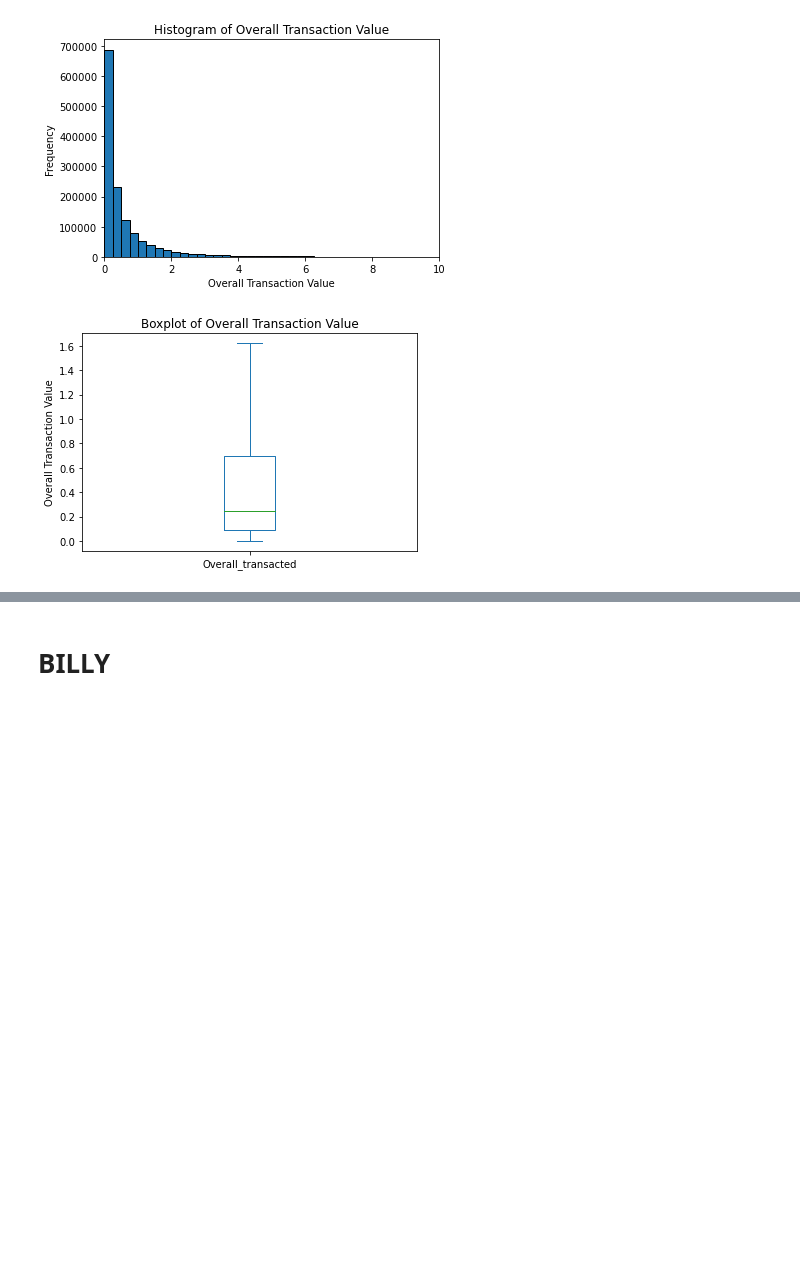
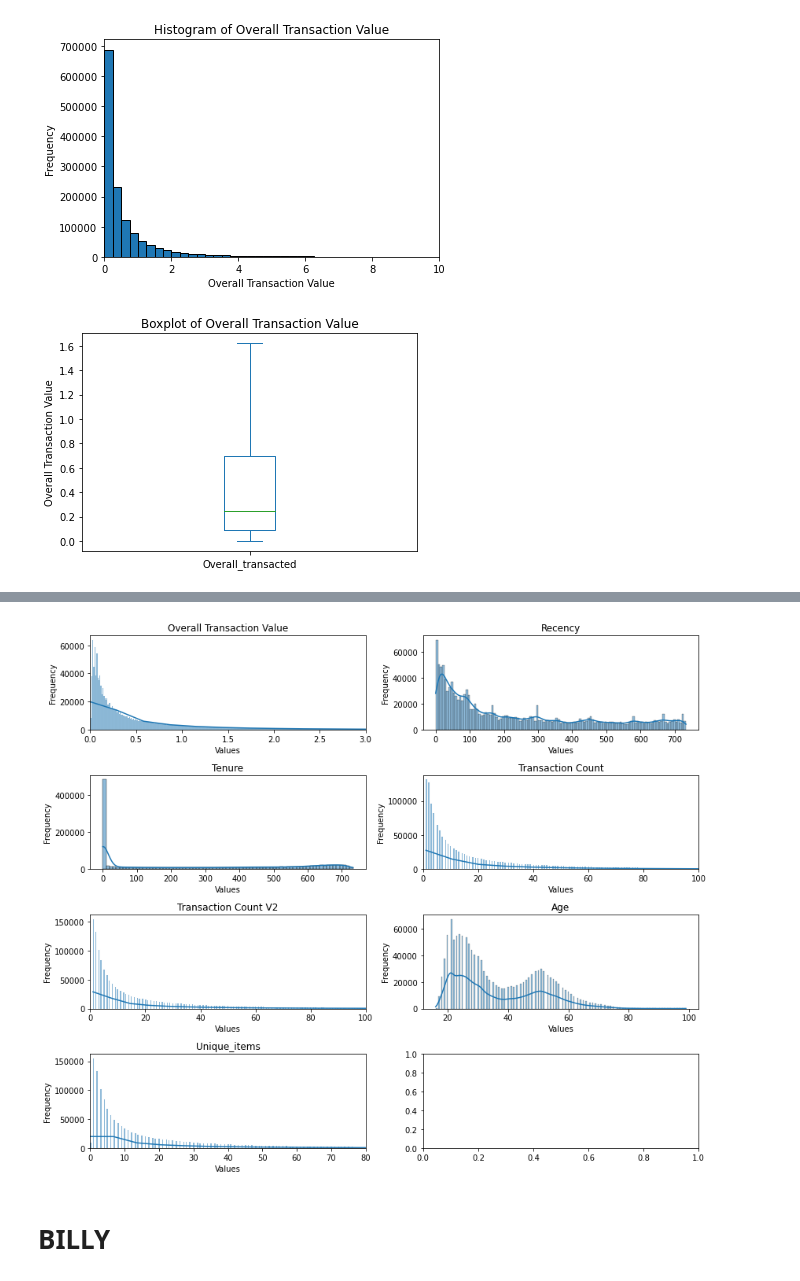
Before and after one commit to billysimct/Data-Science-Business, a Jupyter notebook: demo.ipynb, the cells around one changed output, grey strips where cells are left out. Drawn from its saved outputs; the diff is of its cells as text; code cells hidden in the pictures; blank space fills up the shorter version.

Commit message:
Update demo.ipynb
Added more EDA (histplot for new features)

```diff
--- a/demo.ipynb
+++ b/demo.ipynb
@@ -189,3 +189,8 @@ latest_date = transactions['t_dat'].max()
 
 processed_customers_adrian['Recency'] = latest_date - processed_customers_adrian['Last_transaction_date']
 processed_customers_adrian['Tenure'] = processed_customers_adrian['Last_transaction_date'] - processed_customers_adrian['Earliest_transaction_date']
+# %%
+processed_customers_adrian = processed_customers_adrian.merge(transactions.groupby('customer_id')['article_id'].nunique(), how='left', on='customer_id')
+processed_customers_adrian.rename(mapper={"article_id":"Transaction_count_revised"}, axis='columns', inplace=True)
+
+processed_customers_adrian
@@ -192,3 +211,10 @@ processed_customers_adrian['Tenure'] = processed_customers_adrian['Last_transact
+# %%
+processed_customers_adrian['Recency_days'] = processed_customers_adrian['Recency'].dt.days
+processed_customers_adrian['Tenure_days'] = processed_customers_adrian['Tenure'].dt.days
+
+processed_customers_adrian = processed_customers_adrian.merge(transactions.groupby('customer_id')['article_id'].nunique(), how='left', on='customer_id')
+processed_customers_adrian.rename(mapper={"article_id":"Unique_items"}, axis='columns', inplace=True)
+processed_customers_adrian['Unique_items'].fillna(0, inplace=True)
 # %%
 processed_customers_adrian
 # %% [output]
@@ -207,0 +234,66 @@ processed_customers_adrian
+# %%
+import seaborn as sns
+import matplotlib.pyplot as plt
+
+processed_customers_adrian['Recency_days'] = processed_customers_adrian['Recency'].dt.days
+processed_customers_adrian['Tenure_days'] = processed_customers_adrian['Tenure'].dt.days
+
+# Create subplots
+fig, axes = plt.subplots(4, 2, figsize=(12, 10))
+
+# Plot distribution 1
+sns.histplot(data= processed_customers_adrian, x='Overall_transacted', kde=True, ax=axes[0, 0])
+axes[0, 0].set_title('Overall Transaction Value')
+axes[0, 0].set_xlabel('Values')
+axes[0, 0].set_ylabel('Frequency')
+axes[0, 0].set_xlim(0, 3)
+
+# Plot distribution 2
+sns.histplot(data= processed_customers_adrian, x='Recency_days', kde=True, ax=axes[0, 1])
+axes[0, 1].set_title('Recency')
+axes[0, 1].set_xlabel('Values')
+axes[0, 1].set_ylabel('Frequency')
+# axes[0, 1].set_xlim(0, 13)
+
+# Plot distribution 3
+sns.histplot(data= processed_customers_adrian, x='Tenure_days', kde=True, ax=axes[1, 0])
+axes[1, 0].set_title('Tenure')
+axes[1, 0].set_xlabel('Values')
+axes[1, 0].set_ylabel('Frequency')
+# axes[1, 0].set_xlim(0, 20)
+
+# Plot distribution 4
+sns.histplot(data= processed_customers_adrian, x='Overall_transaction_count', kde=True, ax=axes[1, 1])
+axes[1, 1].set_title('Transaction Count')
+axes[1, 1].set_xlabel('Values')
+axes[1, 1].set_ylabel('Frequency')
+axes[1, 1].set_xlim(0, 100)
+
+# Plot distribution 5
+sns.histplot(data= processed_customers_adrian, x='Transaction_count_revised', kde=True, ax=axes[2, 0])
+axes[2, 0].set_title('Transaction Count V2')
+axes[2, 0].set_xlabel('Values')
+axes[2, 0].set_ylabel('Frequency')
+axes[2, 0].set_xlim(0, 100)
+
+# Plot distribution 6
+sns.histplot(data= processed_customers_adrian, x='age', kde=True, ax=axes[2, 1])
+axes[2, 1].set_title('Age')
+axes[2, 1].set_xlabel('Values')
+axes[2, 1].set_ylabel('Frequency')
+# axes[1, 1].set_xlim(0, 400)
+
+# Plot distribution 7
+sns.histplot(data= processed_customers_adrian, x='Unique_items', kde=True, ax=axes[3, 0])
+axes[3, 0].set_title('Unique_items')
+axes[3, 0].set_xlabel('Values')
+axes[3, 0].set_ylabel('Frequency')
+axes[3, 0].set_xlim(0, 80)
+
+# Adjust layout
+plt.tight_layout()
+
+# Display the plots
+plt.show()
+# %% [output]
+[figure, added]
```
Also changed, not shown: parts of 4 cells of this notebook.
